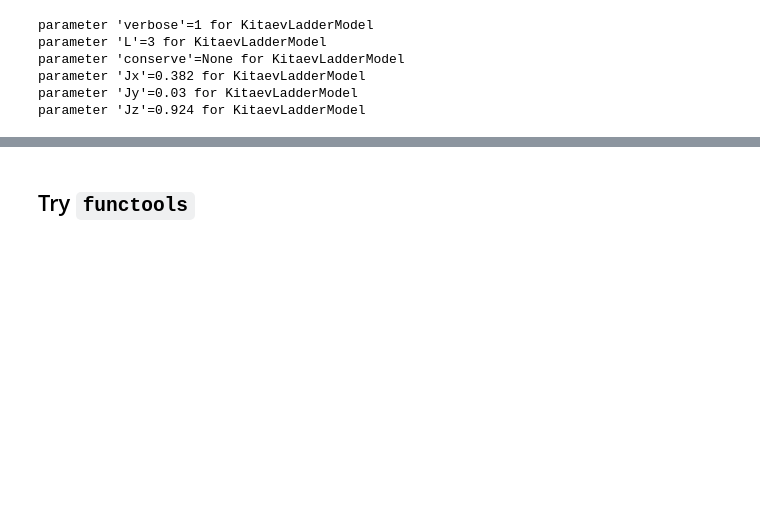
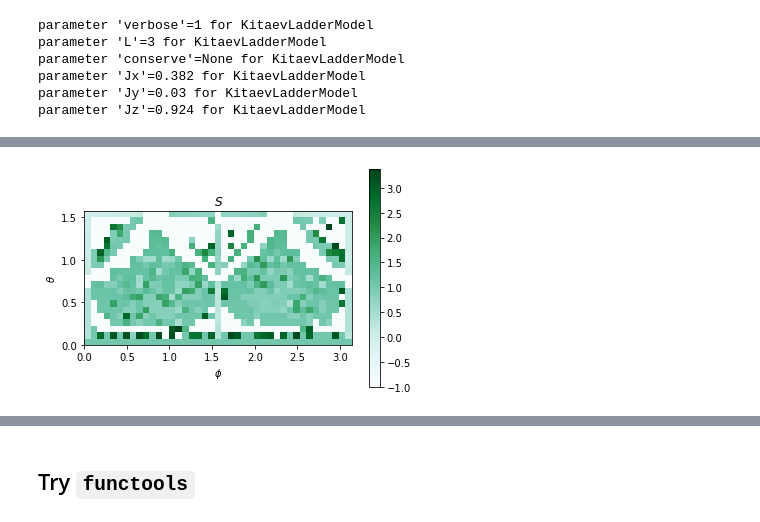
Before and after one commit to JerryChen97/KitaevLadder, a Jupyter notebook: Untitled.ipynb, the cells around one changed output, grey strips where cells are left out. Drawn from its saved outputs; the diff is of its cells as text; code cells hidden in the pictures; blank space fills up the shorter version.

```diff
--- a/Untitled.ipynb
+++ b/Untitled.ipynb
@@ -153,0 +142,24 @@ plt.savefig('entanglement entropy.png')
+# %%
+def f(phi, theta):
+
+    J = get_J(theta, phi)
+    Jx = J[0]
+    Jy = J[1]
+    Jz = J[2]
+
+    data = load_data(chi=chi, Jx=Jx, Jy=Jy, Jz=Jz, L=L, prefix=prefix)
+    psi = data['psi']
+
+    sweeps_stat = data['sweeps_stat']
+    last_sweep = len(sweeps_stat['sweep']) * N_sweeps_check
+    max_sweeps = data['parameters']['max_sweeps']
+    if max_sweeps == last_sweep:
+        return -1
+    else:
+        return float(np.mean(psi.entanglement_entropy()))
+
+ff = np.frompyfunc(f, 2, 1)
+Phi, Theta = np.meshgrid(phi_list, theta_list)
+
+entangle = ff(Phi, Theta)
+print(entangle)
@@ -154,3 +184,16 @@ plt.savefig('entanglement entropy.png')
+# %%
+Z = entangle
+Z = np.vstack(Z[:, :]).astype(np.float)
+plt.imshow(Z, extent=[phi_list[0], phi_list[-1], theta_list[0], theta_list[-1]], origin='lower',
+           cmap='BuGn')
+plt.colorbar()
+plt.axis(aspect='image')
+plt.title(r"$S$")
+plt.xlabel(r'$\phi$')
+plt.ylabel(r'$\theta$')
+plt.savefig(f'entanglement entropy L={L}.png')
+# %% [output]
+[figure, added]
 # %%
 verbose=1
 model_params = dict(
```
Also changed, not shown: parts of 42 cells of this notebook, 13 other files.
